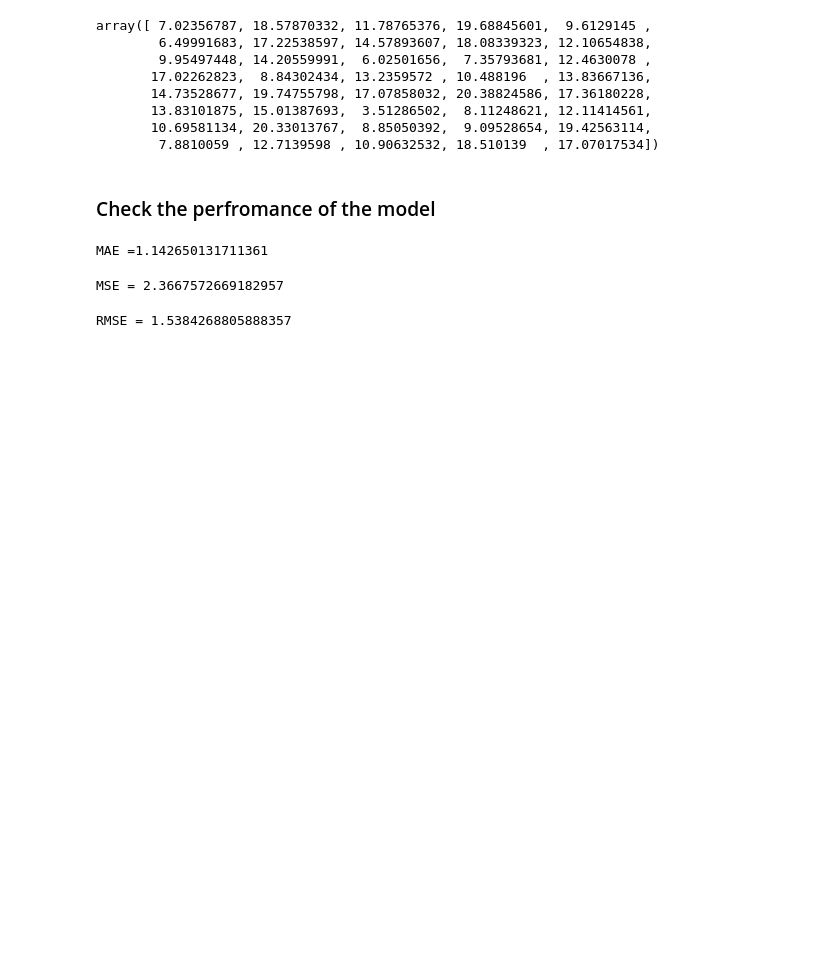
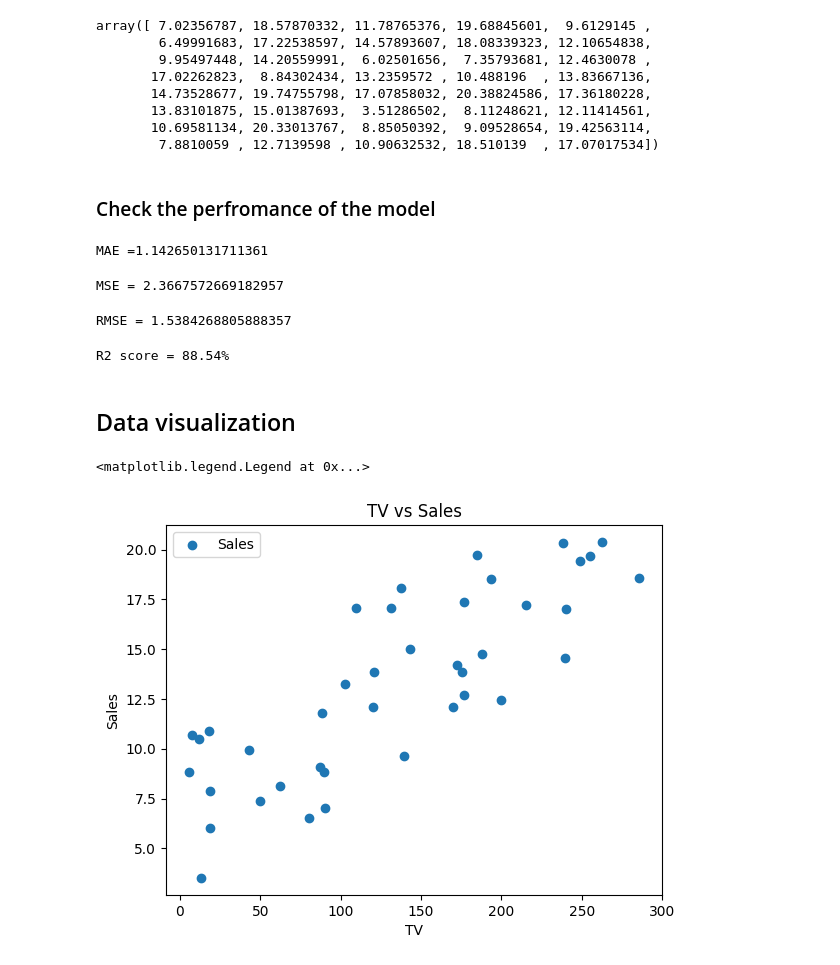
Before and after one commit to sakshikarule/IOT, a Jupyter notebook: Python/Day12/program1_multiregression.ipynb, the cells around one changed output. Saved outputs shown, nothing was run; the diff lists cells and outputs as text; code cells hidden in the pictures; blank space fills up the shorter version.

```diff
--- a/Python/Day12/program1_multiregression.ipynb
+++ b/Python/Day12/program1_multiregression.ipynb
@@ -171,4 +171,18 @@ print(f"RMSE = {RMSE}")
 RMSE = 1.5384268805888357
 # %%
 r2 =r2_score(y_test,y_pred)
-print(f"R2 score = {r2 *100
+print(f"R2 score = {r2 *100 :.2f}%")
+# %% [output]
+R2 score = 88.54%
+# %% [markdown]
+## Data visualization
+# %%
+plt.scatter(x_test['TV'],y_pred,label='Sales')
+
+plt.title('TV vs Sales')
+plt.xlabel("TV")
+plt.ylabel("Sales")
+plt.legend()
+# %% [output]
+<matplotlib.legend.Legend at 0x...>
+[figure, added]
```
Also changed, not shown: parts of 1 cell of this notebook, 1 other file.
